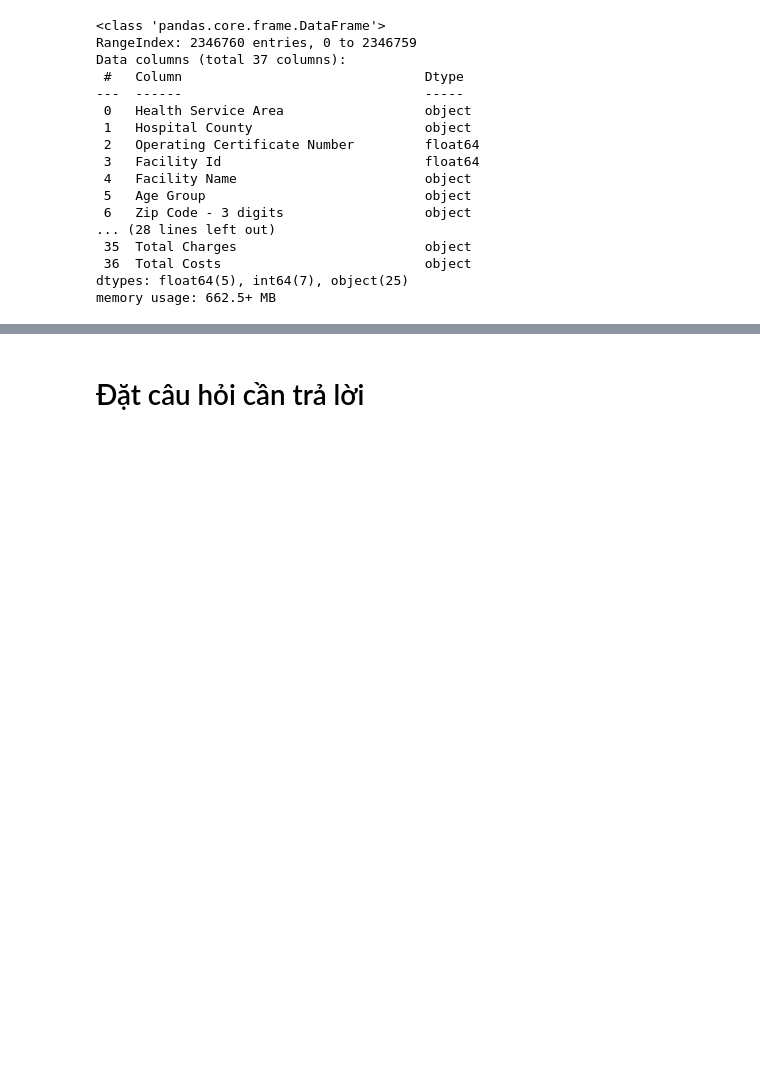
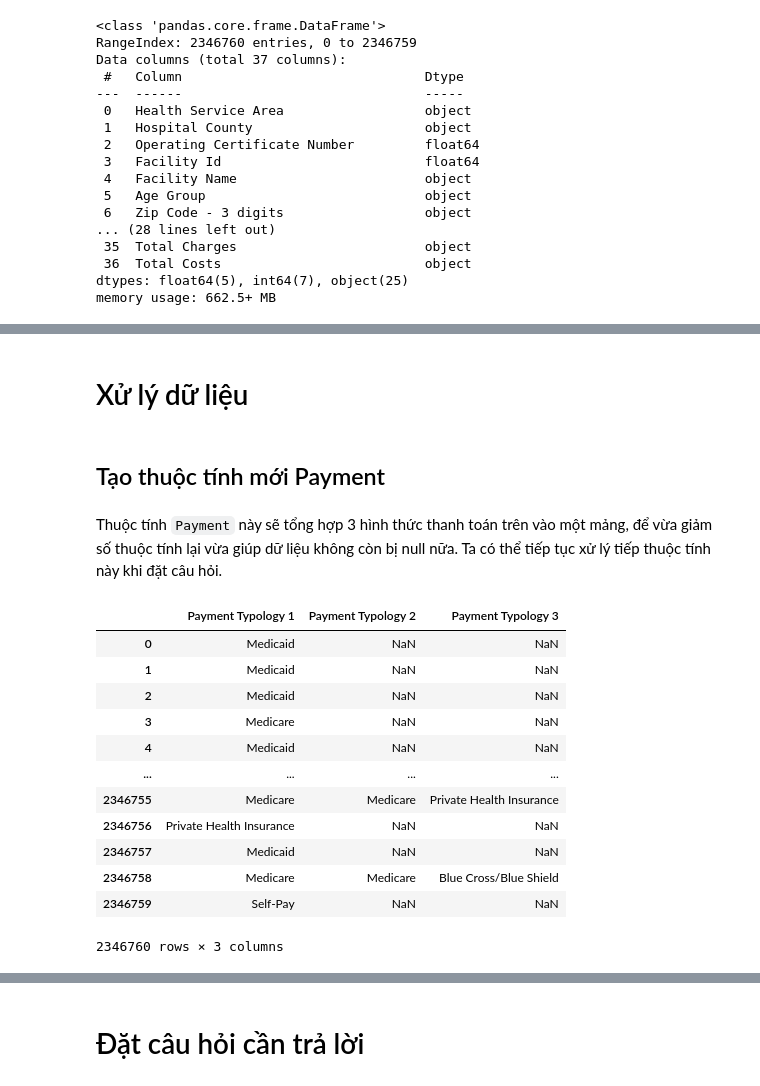
Before and after one commit to viplazylmht/P4DS_final, a Jupyter notebook: P4DS_Final.ipynb, the cells around one changed output, grey strips where cells are left out. Cells and saved outputs as stored; diff of their text form; code cells hidden in the pictures; blank space fills up the shorter version.

```diff
--- a/P4DS_Final.ipynb
+++ b/P4DS_Final.ipynb
@@ -146,0 +306,6 @@ dtype: int64
+# %%
+del_columns = ["Other Provider License Number", "CCS Diagnosis Description", "CCS Procedure Description",
+               "APR DRG Description", "APR MDC Description", "Facility Name", "APR Risk of Mortality",
+               "Attending Provider License Number", "Operating Provider License Number", "Health Service Area", "Race",
+               "APR Severity of Illness Description", "Hospital County", "Ethnicity", "Operating Certificate Number"]
+columns = set(df.columns) - set(del_columns)
@@ -146,0 +337,3 @@ dtype: int64
+# %%
+data = df[columns]
+data.sample(3, random_state=42)
@@ -146,0 +345,23 @@ dtype: int64
+# %% [markdown]
+# Xử lý dữ liệu
+# %% [markdown]
+## Tạo thuộc tính mới Payment
+# %% [markdown]
+Thuộc tính `Payment` này sẽ tổng hợp 3 hình thức thanh toán trên vào một mảng, để vừa giảm số thuộc tính lại vừa giúp dữ liệu không còn bị null nữa. Ta có thể tiếp tục xử lý tiếp thuộc tính này khi đặt câu hỏi.
+# %%
+payment = data[['Payment Typology 1','Payment Typology 2', 'Payment Typology 3']]
+payment
+# %% [output]
+|  | Payment Typology 1 | Payment Typology 2 | Payment Typology 3 |
+| 0 | Medicaid | NaN | NaN |
+| 1 | Medicaid | NaN | NaN |
+| 2 | Medicaid | NaN | NaN |
+| 3 | Medicare | NaN | NaN |
+| 4 | Medicaid | NaN | NaN |
+| ... | ... | ... | ... |
+| 2346755 | Medicare | Medicare | Private Health Insurance |
+| 2346756 | Private Health Insurance | NaN | NaN |
+| 2346757 | Medicaid | NaN | NaN |
+| 2346758 | Medicare | Medicare | Blue Cross/Blue Shield |
+| 2346759 | Self-Pay | NaN | NaN |
+2346760 rows × 3 columns
```
Also changed, not shown: parts of 61 cells of this notebook, 1 other file.
